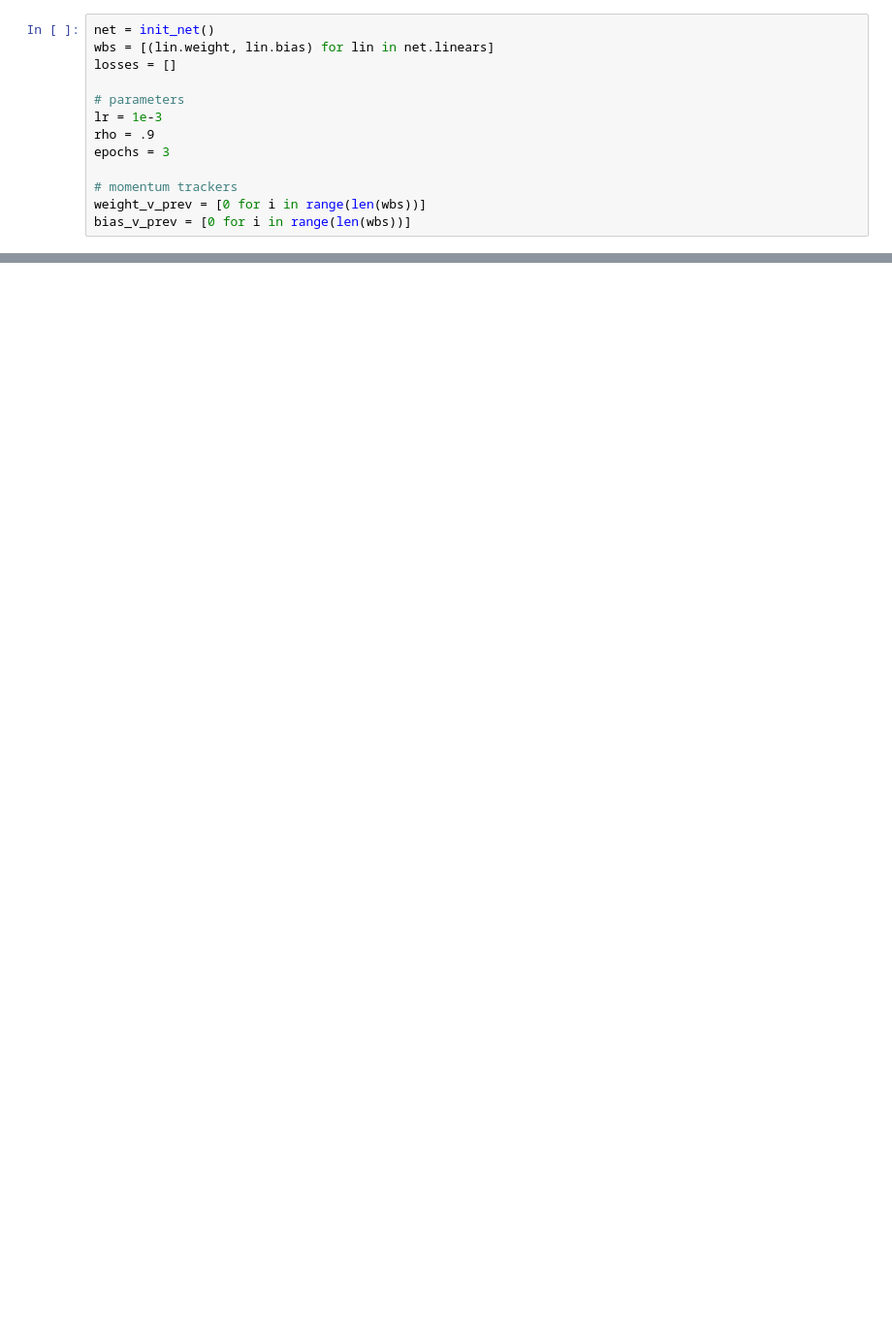
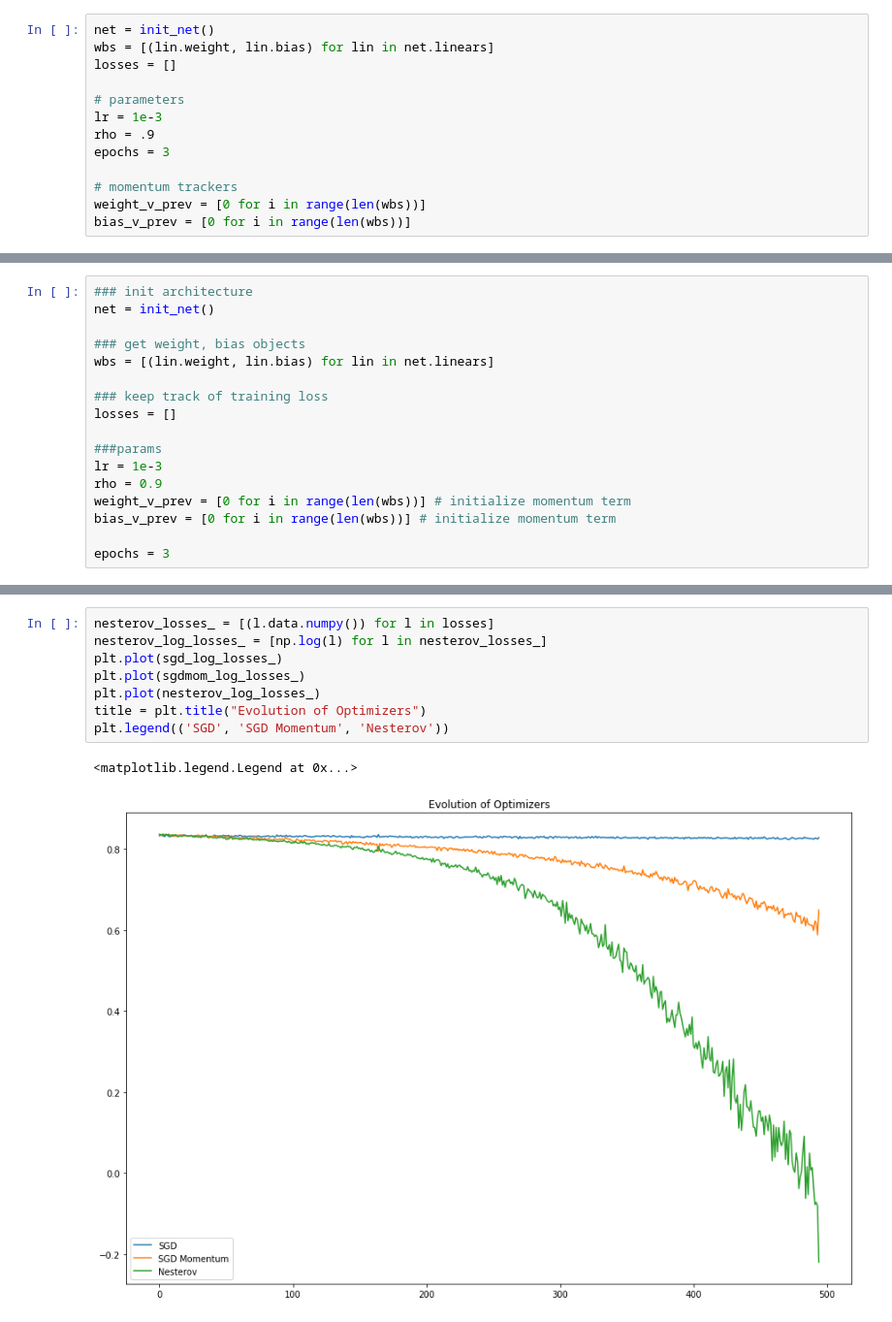
Before and after one commit to JerAguilon/ML-Sandbox, a Jupyter notebook: Neural Net Optimizers.ipynb, the cells around one changed output, grey strips where cells are left out. Shown: that part at 97% size. Cells and saved outputs as stored; diff of their text form; blank space fills up the shorter version.

```diff
--- a/Neural Net Optimizers.ipynb
+++ b/Neural Net Optimizers.ipynb
@@ -157,0 +167,17 @@ epoch 2
+# %%
+### init architecture
+net = init_net()
+
+### get weight, bias objects
+wbs = [(lin.weight, lin.bias) for lin in net.linears]
+
+### keep track of training loss
+losses = []
+
+###params
+lr = 1e-3
+rho = 0.9
+weight_v_prev = [0 for i in range(len(wbs))] # initialize momentum term
+bias_v_prev = [0 for i in range(len(wbs))] # initialize momentum term
+
+epochs = 3
@@ -157,0 +244,11 @@ epoch 2
+# %%
+nesterov_losses_ = [(l.data.numpy()) for l in losses]
+nesterov_log_losses_ = [np.log(l) for l in nesterov_losses_]
+plt.plot(sgd_log_losses_)
+plt.plot(sgdmom_log_losses_)
+plt.plot(nesterov_log_losses_)
+title = plt.title("Evolution of Optimizers")
+plt.legend(('SGD', 'SGD Momentum', 'Nesterov'))
+# %% [output]
+<matplotlib.legend.Legend at 0x...>
+[figure, added]
```
Also changed, not shown: parts of 17 cells of this notebook, 3 other files.
